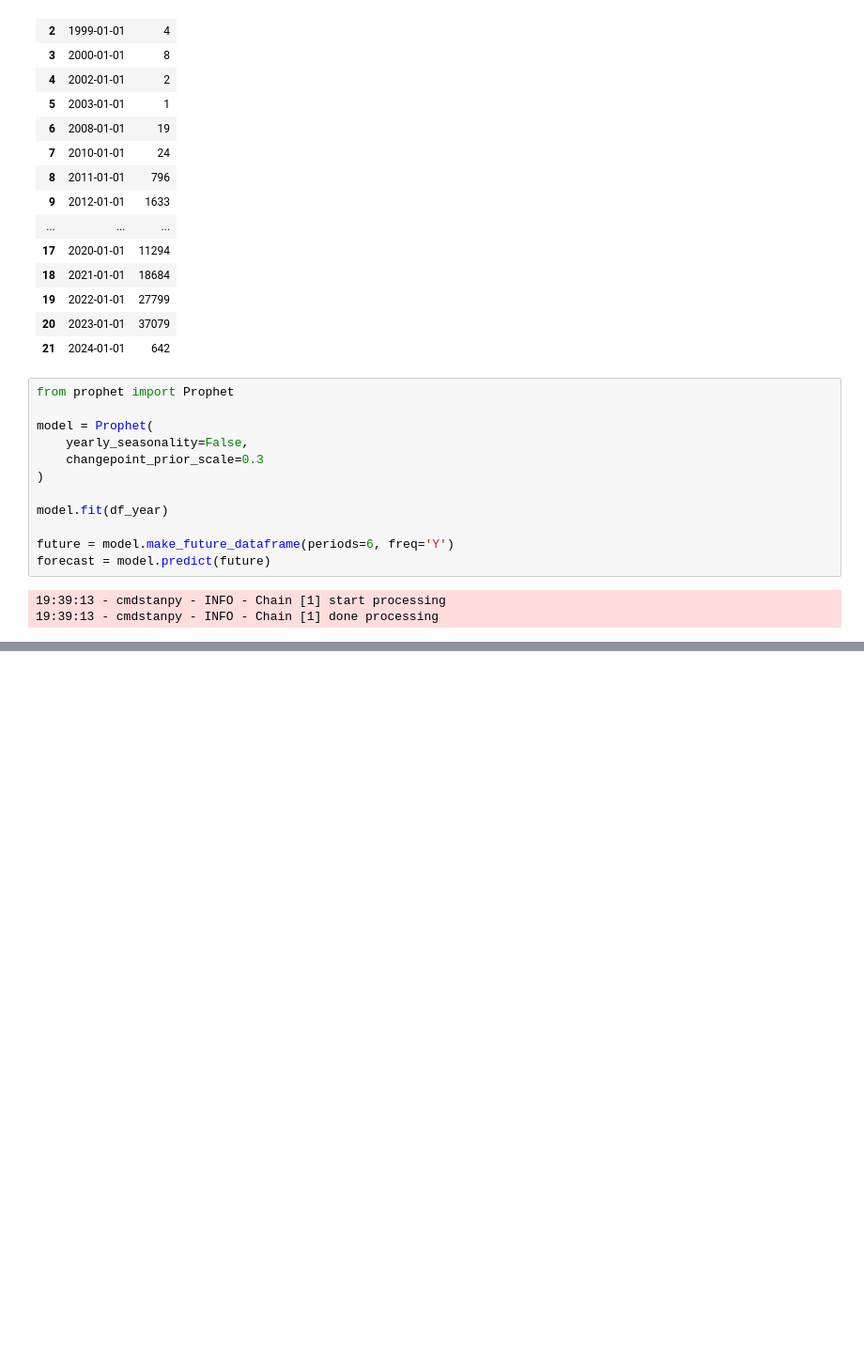
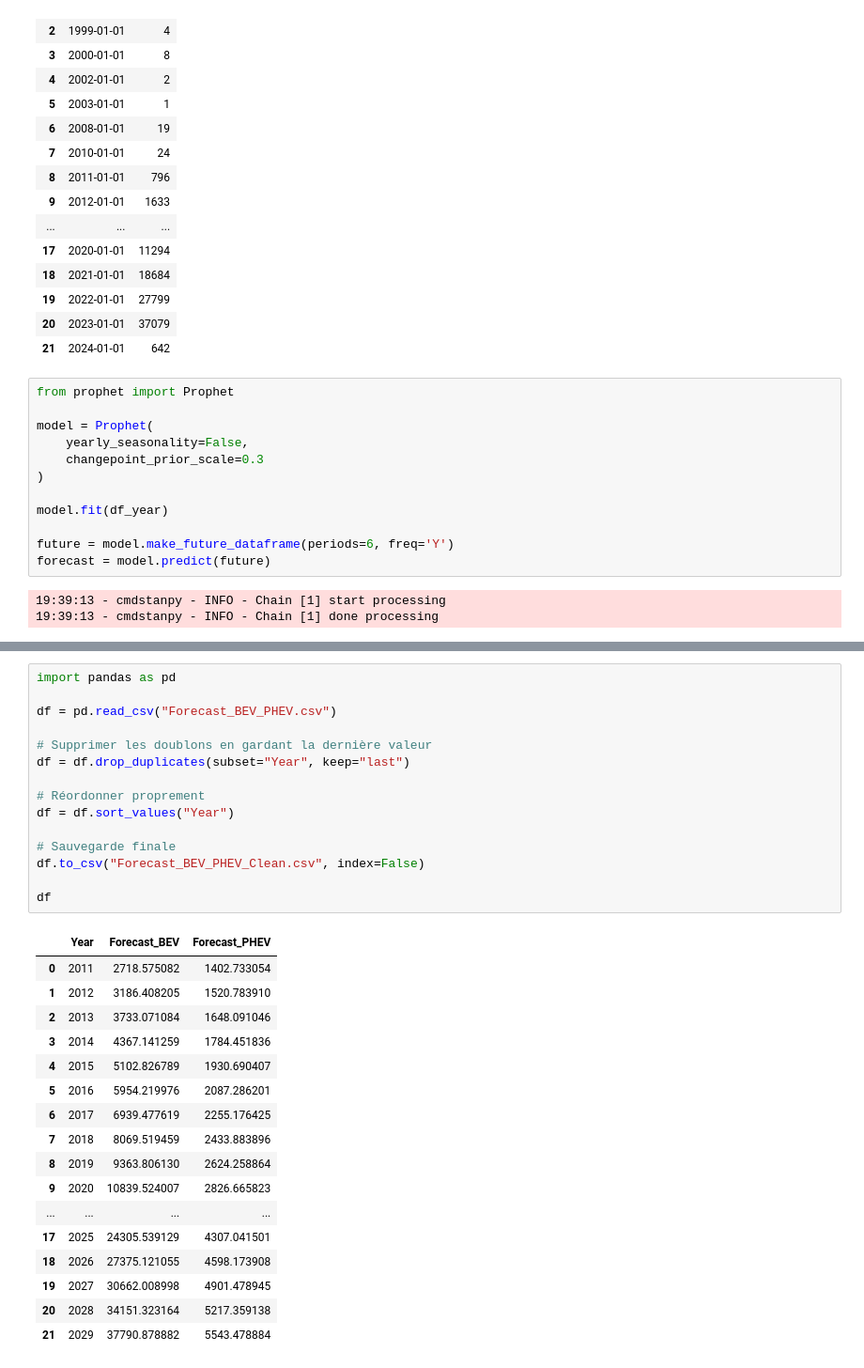
Before and after one commit to cyrinenighaoui/Electrical-Vehicle-PowerBi, a Jupyter notebook: prediction.ipynb, the cells around one changed output, grey strips where cells are left out. Shown: that part at 94% size. Cells and saved outputs as stored; diff of their text form; blank space fills up the shorter version.

Commit message:
forecast model1

```diff
--- a/prediction.ipynb
+++ b/prediction.ipynb
@@ -175,0 +279,33 @@ df
+# %%
+import pandas as pd
+
+df = pd.read_csv("Forecast_BEV_PHEV.csv")
+
+# Supprimer les doublons en gardant la dernière valeur
+df = df.drop_duplicates(subset="Year", keep="last")
+
+# Réordonner proprement
+df = df.sort_values("Year")
+
+# Sauvegarde finale
+df.to_csv("Forecast_BEV_PHEV_Clean.csv", index=False)
+
+df
+# %% [output]
+|  | Year | Forecast_BEV | Forecast_PHEV |
+| 0 | 2011 | 2718.575082 | 1402.733054 |
+| 1 | 2012 | 3186.408205 | 1520.783910 |
+| 2 | 2013 | 3733.071084 | 1648.091046 |
+| 3 | 2014 | 4367.141259 | 1784.451836 |
+| 4 | 2015 | 5102.826789 | 1930.690407 |
+| 5 | 2016 | 5954.219976 | 2087.286201 |
+| 6 | 2017 | 6939.477619 | 2255.176425 |
+| 7 | 2018 | 8069.519459 | 2433.883896 |
+| 8 | 2019 | 9363.806130 | 2624.258864 |
+| 9 | 2020 | 10839.524007 | 2826.665823 |
+| ... | ... | ... | ... |
+| 17 | 2025 | 24305.539129 | 4307.041501 |
+| 18 | 2026 | 27375.121055 | 4598.173908 |
+| 19 | 2027 | 30662.008998 | 4901.478945 |
+| 20 | 2028 | 34151.323164 | 5217.359138 |
+| 21 | 2029 | 37790.878882 | 5543.478884 |
```
Also changed, not shown: parts of 7 cells of this notebook, 2 other files.
